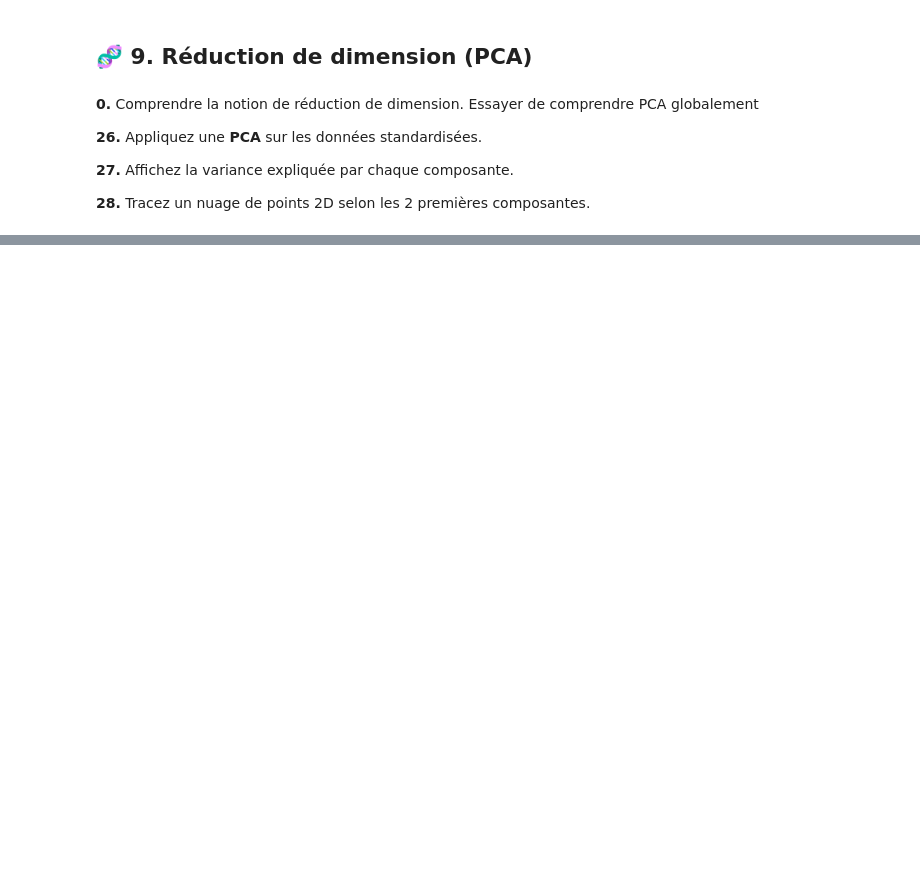
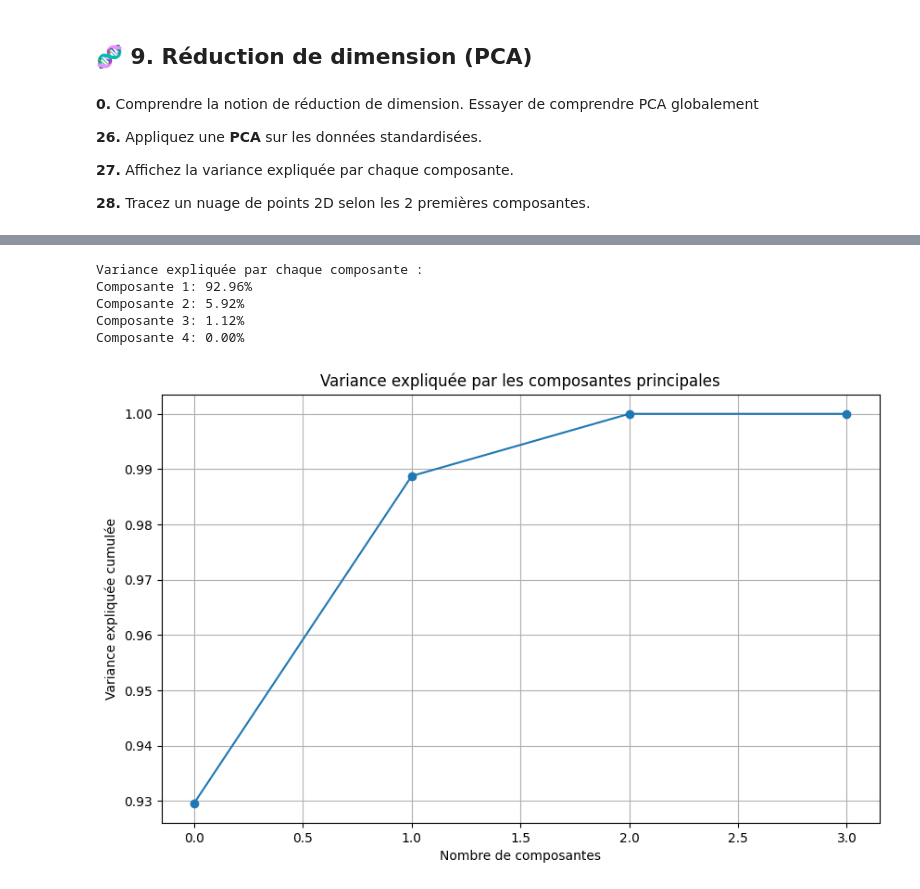
Before and after one commit to randy201/ML_deploy, a Jupyter notebook: 8_suite_tp_students_preparation.ipynb, the cells around one changed output, grey strips where cells are left out. Drawn from its saved outputs; the diff is of its cells as text; code cells hidden in the pictures; blank space fills up the shorter version.

```diff
--- a/8_suite_tp_students_preparation.ipynb
+++ b/8_suite_tp_students_preparation.ipynb
@@ -30,3 +156,9 @@
 **27.** Affichez la variance expliquée par chaque composante.
 
 **28.** Tracez un nuage de points 2D selon les 2 premières composantes.
+# %%
+# Application de la PCA
+pca = sk.decomposition.PCA()
+pca.fit(standardized_data)
+data_pca = pca.transform(standardized_data)
+data_pca
@@ -32,0 +179,24 @@
+# %%
+# Variance expliquée par chaque composante
+variance_expliquee = pca.explained_variance_ratio_
+
+# Affichage de la variance expliquée
+print("Variance expliquée par chaque composante :")
+for i, var in enumerate(variance_expliquee, 1):
+    print(f"Composante {i}: {var*100:.2f}%")
+
+# Courbe de la variance cumulée
+plt.figure(figsize=(10, 6))
+plt.plot(np.cumsum(variance_expliquee), 'o-')
+plt.xlabel('Nombre de composantes')
+plt.ylabel('Variance expliquée cumulée')
+plt.title('Variance expliquée par les composantes principales')
+plt.grid(True)
+plt.show()
+# %% [output]
+Variance expliquée par chaque composante :
+Composante 1: 92.96%
+Composante 2: 5.92%
+Composante 3: 1.12%
+Composante 4: 0.00%
+[figure, added]
```
Also changed, not shown: parts of 11 cells of this notebook, 2 other files.
